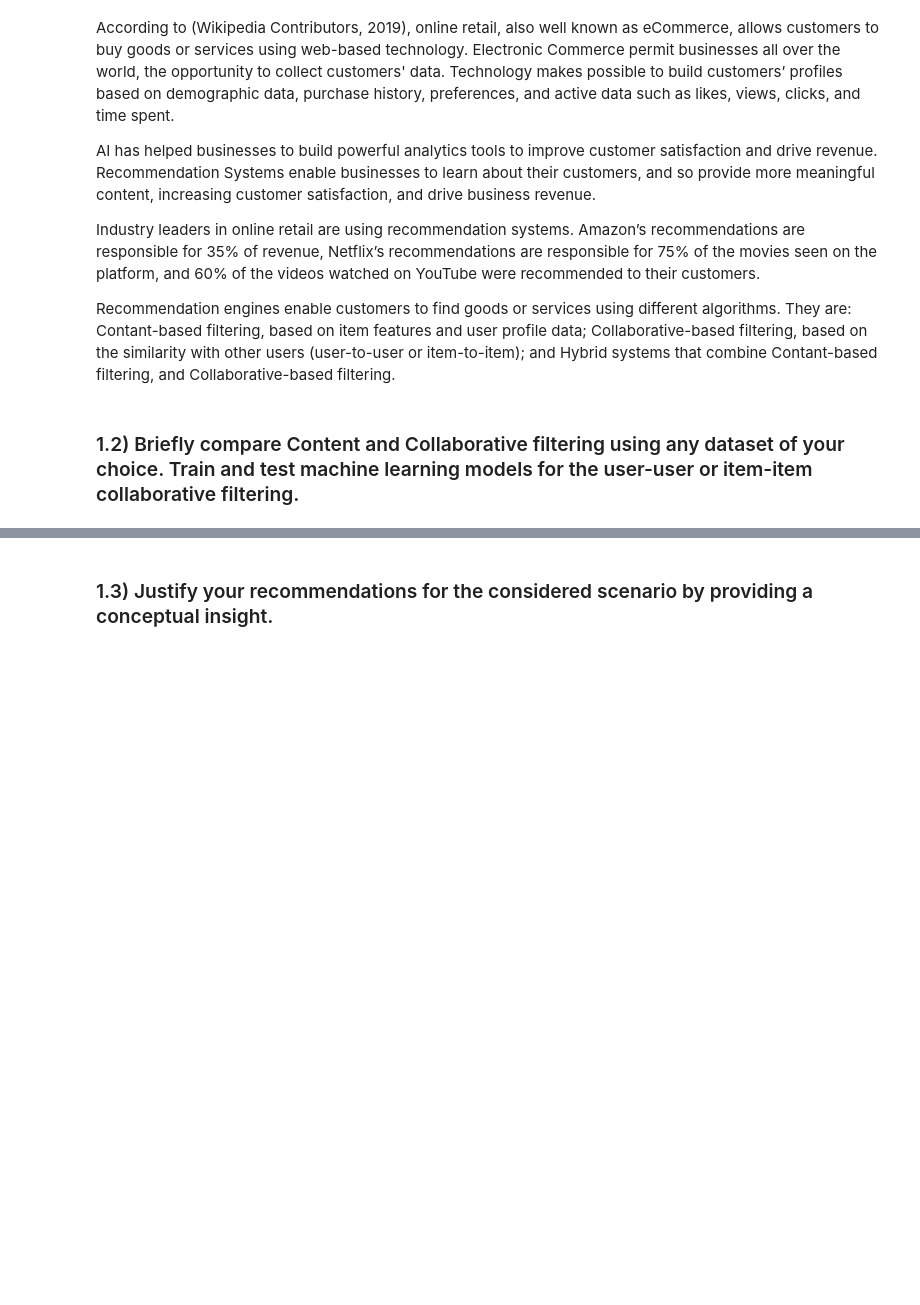
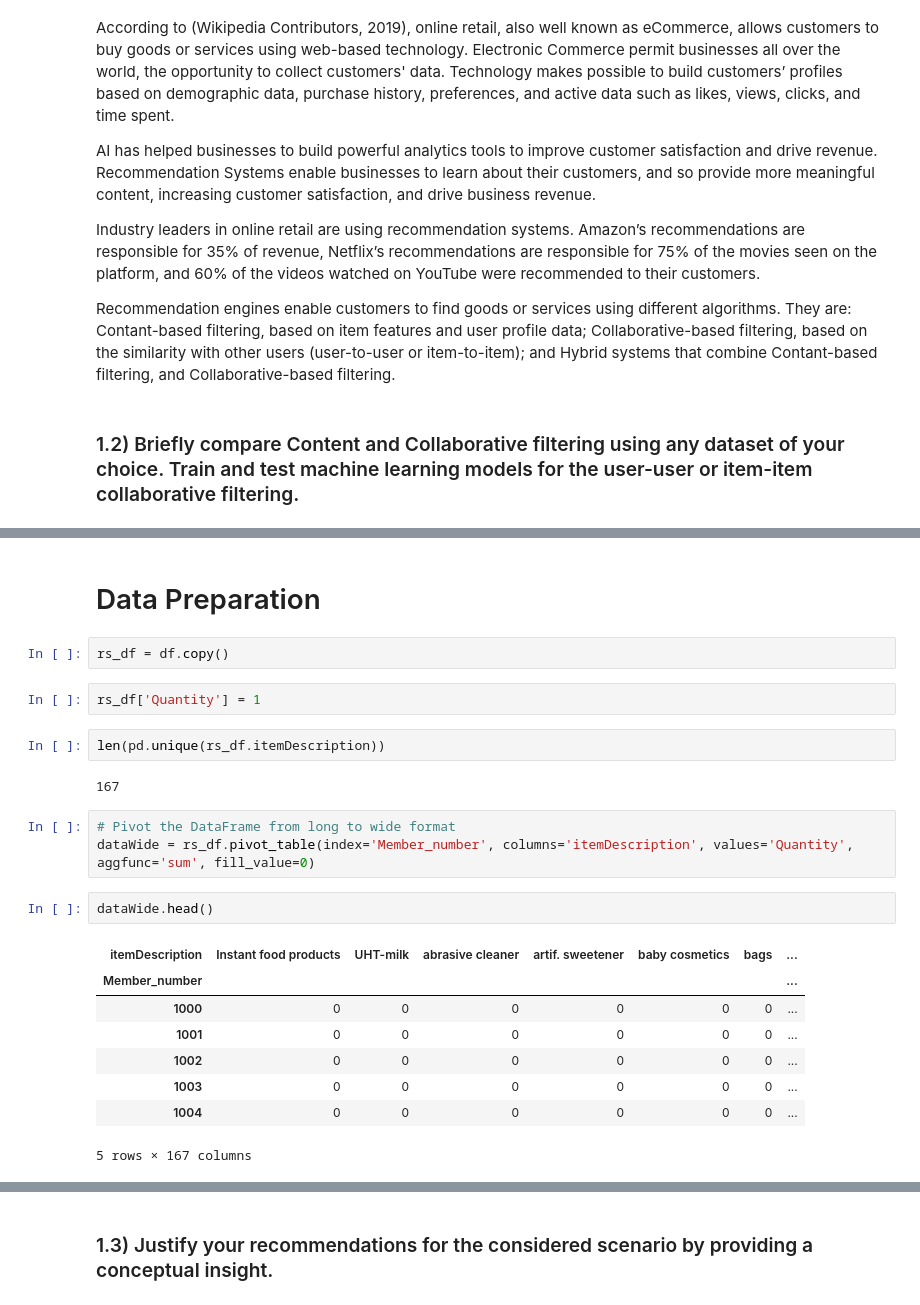
Before and after one commit to norodrigues111/Python-ML-Recommendation-System-and-Market-Basket-Analysis, a Jupyter notebook: NataliaRodrigues_HDip_DViz_ML_IntegratedCA.ipynb, the cells around one changed output, grey strips where cells are left out. Drawn from its saved outputs; the diff is of its cells as text; blank space fills up the shorter version.

```diff
--- a/NataliaRodrigues_HDip_DViz_ML_IntegratedCA.ipynb
+++ b/NataliaRodrigues_HDip_DViz_ML_IntegratedCA.ipynb
@@ -189,0 +197,24 @@ Recommendation engines enable customers to find goods or services using differen
+# %% [markdown]
+# Data Preparation
+# %%
+rs_df = df.copy()
+# %%
+rs_df['Quantity'] = 1
+# %%
+len(pd.unique(rs_df.itemDescription))
+# %% [output]
+167
+# %%
+# Pivot the DataFrame from long to wide format
+dataWide = rs_df.pivot_table(index='Member_number', columns='itemDescription', values='Quantity', aggfunc='sum', fill_value=0)
+# %%
+dataWide.head()
+# %% [output]
+| itemDescription | Instant food products | UHT-milk | abrasive cleaner | artif. sweetener | baby cosmetics | bags | ... |
+| Member_number |  |  |  |  |  |  | ... |
+| 1000 | 0 | 0 | 0 | 0 | 0 | 0 | ... |
+| 1001 | 0 | 0 | 0 | 0 | 0 | 0 | ... |
+| 1002 | 0 | 0 | 0 | 0 | 0 | 0 | ... |
+| 1003 | 0 | 0 | 0 | 0 | 0 | 0 | ... |
+| 1004 | 0 | 0 | 0 | 0 | 0 | 0 | ... |
+5 rows × 167 columns
```
Also changed, not shown: parts of 55 cells of this notebook.
